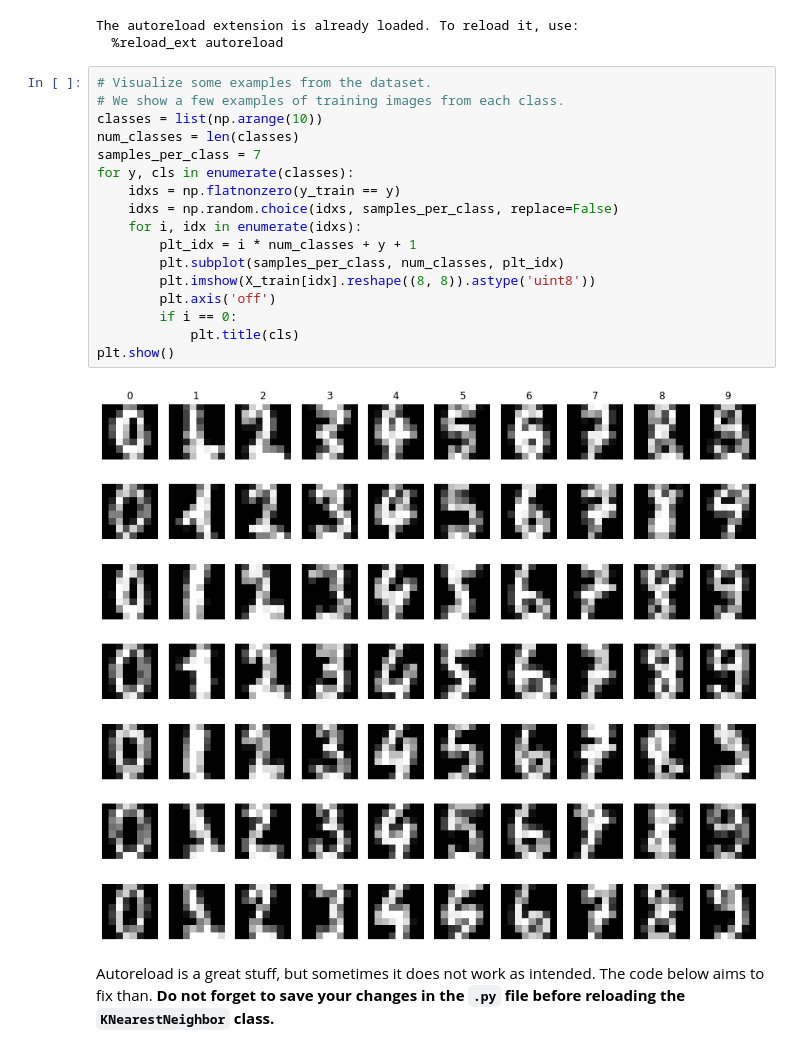
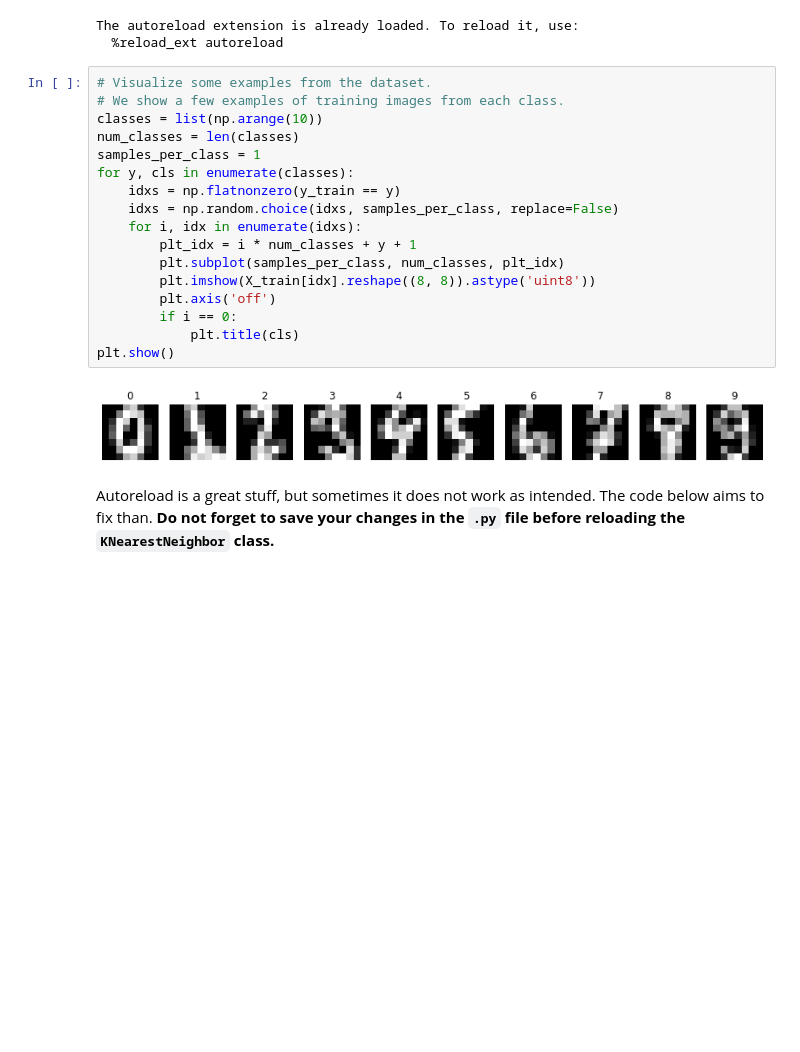
Before and after one commit to pascaltll/ML_Homework, a Jupyter notebook: assignment0_01_knn/kNN_practice_0_01.ipynb, the cells around one changed output. Drawn from its saved outputs; the diff is of its cells as text; blank space fills up the shorter version.

```diff
--- a/assignment0_01_knn/kNN_practice_0_01.ipynb
+++ b/assignment0_01_knn/kNN_practice_0_01.ipynb
@@ -83,22 +83,22 @@ The autoreload extension is already loaded. To reload it, use:
 # %%
 # Visualize some examples from the dataset.
 # We show a few examples of training images from each class.
 classes = list(np.arange(10))
 num_classes = len(classes)
-samples_per_class = 7
+samples_per_class = 1
 for y, cls in enumerate(classes):
     idxs = np.flatnonzero(y_train == y)
     idxs = np.random.choice(idxs, samples_per_class, replace=False)
     for i, idx in enumerate(idxs):
         plt_idx = i * num_classes + y + 1
         plt.subplot(samples_per_class, num_classes, plt_idx)
         plt.imshow(X_train[idx].reshape((8, 8)).astype('uint8'))
         plt.axis('off')
         if i == 0:
             plt.title(cls)
 plt.show()
 # %% [output]
-[figure, old version]
+[figure, new version]
 # %% [markdown]
 Autoreload is a great stuff, but sometimes it does not work as intended. The code below aims to fix than. __Do not forget to save your changes in the `.py` file before reloading the `KNearestNeighbor` class.__
 # %%
```
Also changed, not shown: parts of 1 cell of this notebook, 1 other file.
